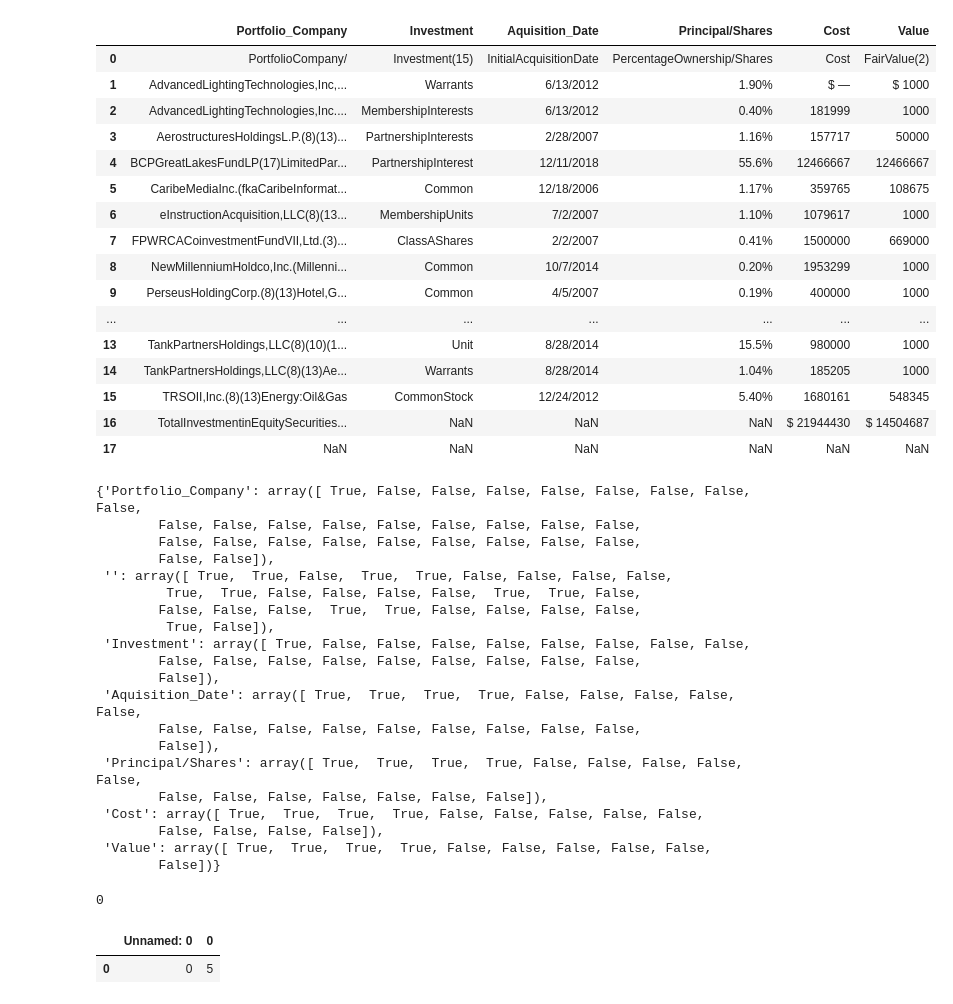
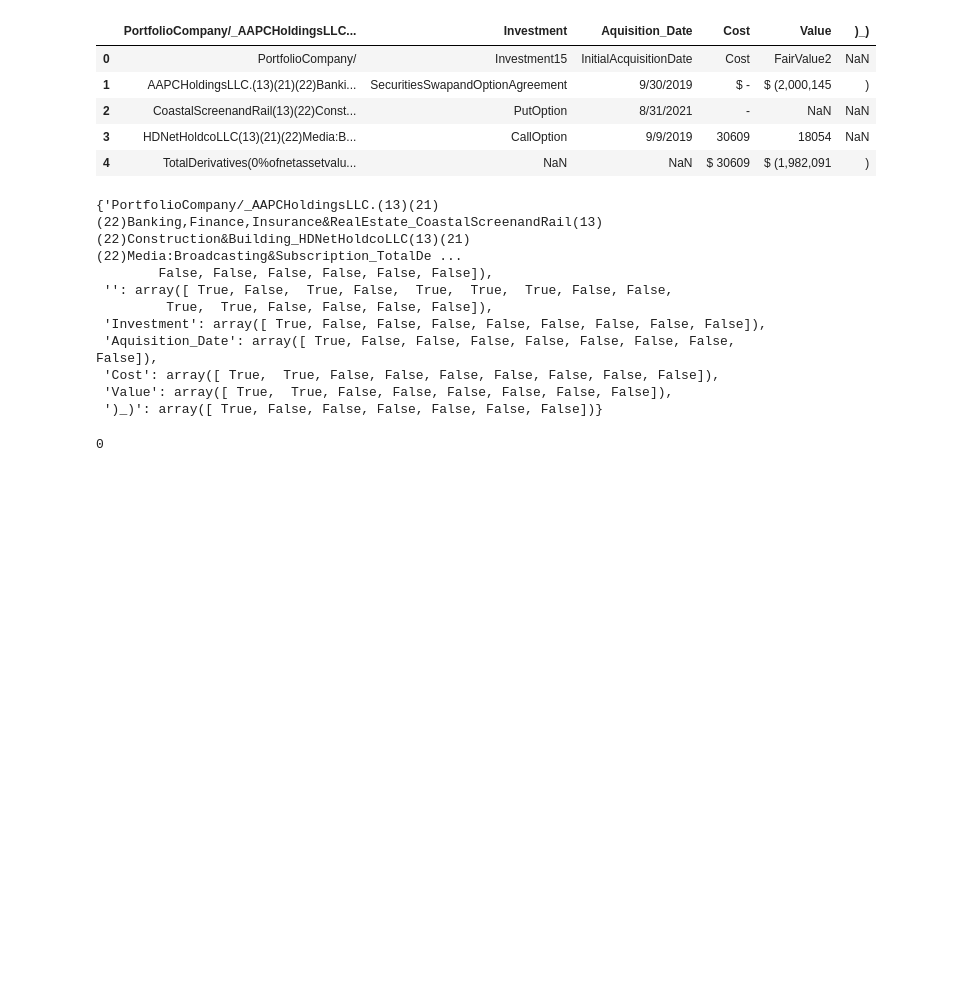
Before and after one commit to Coffee-Code-Philly-Accelerator/sec_filings, a Jupyter notebook: 1372807/debugging.ipynb, the cells around one changed output. Drawn from its saved outputs; the diff is of its cells as text; code cells hidden in the pictures; blank space fills up the shorter version.

```diff
--- a/1372807/debugging.ipynb
+++ b/1372807/debugging.ipynb
@@ -148,7 +148,9 @@ def exceptions()->dict:
         '2011-06-30\\Schedule_of_Investments_6.csv':dict(),
         '2011-06-30\\Schedule_of_Investments_9.csv':dict(),
         '2011-12-31\\Schedule_of_Investments_9.csv':dict(),
-        '2012-03-31\\Schedule_of_Investments_27.csv':dict()
+        '2012-03-31\\Schedule_of_Investments_27.csv':dict(),
+        '2018-09-30\\Schedule_of_Investments_2.csv':dict(),
+        '2019-03-31\\Schedule_of_Investments_14.csv':dict(),
 
     }
 
@@ -327,7 +329,7 @@ def main()->None:
     for qtr in qtrs:
         if '.csv' in qtr or not os.path.exists(os.path.join(qtr,f'Schedule_of_Investments_0.csv')):
             continue
-        qtr = '2020-12-31'
+        qtr = '2021-09-30'
         # logger.info(qtr)
         display(qtr)
         index_list_sum = i = 0
@@ -413,6 +414,5 @@ WARNING:root:Applied processor reduces input query to empty string, all comparis
 # %%
-file_path = r'2018-12-31\\Schedule_of_Investments_4.csv'
-
+file_path = r'2021-09-30\\Schedule_of_Investments_12.csv'
 
 
 def standard_field_names()->tuple:
@@ -424,6 +424,7 @@ def standard_field_names()->tuple:
         'Principal',
         'Cost',
         'Value',
+        'Initial  Acquisition  Date',
         'Percent of Class Held',
         'Investment',
         'CDO Fund Investments',
@@ -531,43 +529,16 @@ WARNING:root:Applied processor reduces input query to empty string, all comparis
-|  | Portfolio_Company | Investment | Aquisition_Date | Principal/Shares | Cost | Value |
-| 0 | PortfolioCompany/ | Investment(15) | InitialAcquisitionDate | PercentageOwnership/Shares | Cost | FairValue(2) |
-| 1 | AdvancedLightingTechnologies,Inc,... | Warrants | 6/13/2012 | 1.90% | $ — | $ 1000 |
-| 2 | AdvancedLightingTechnologies,Inc.... | MembershipInterests | 6/13/2012 | 0.40% | 181999 | 1000 |
-| 3 | AerostructuresHoldingsL.P.(8)(13)... | PartnershipInterests | 2/28/2007 | 1.16% | 157717 | 50000 |
-| 4 | BCPGreatLakesFundLP(17)LimitedPar... | PartnershipInterest | 12/11/2018 | 55.6% | 12466667 | 12466667 |
-| 5 | CaribeMediaInc.(fkaCaribeInformat... | Common | 12/18/2006 | 1.17% | 359765 | 108675 |
-| 6 | eInstructionAcquisition,LLC(8)(13... | MembershipUnits | 7/2/2007 | 1.10% | 1079617 | 1000 |
-| 7 | FPWRCACoinvestmentFundVII,Ltd.(3)... | ClassAShares | 2/2/2007 | 0.41% | 1500000 | 669000 |
-| 8 | NewMillenniumHoldco,Inc.(Millenni... | Common | 10/7/2014 | 0.20% | 1953299 | 1000 |
-| 9 | PerseusHoldingCorp.(8)(13)Hotel,G... | Common | 4/5/2007 | 0.19% | 400000 | 1000 |
-| ... | ... | ... | ... | ... | ... | ... |
-| 13 | TankPartnersHoldings,LLC(8)(10)(1... | Unit | 8/28/2014 | 15.5% | 980000 | 1000 |
-| 14 | TankPartnersHoldings,LLC(8)(13)Ae... | Warrants | 8/28/2014 | 1.04% | 185205 | 1000 |
-| 15 | TRSOII,Inc.(8)(13)Energy:Oil&Gas | CommonStock | 12/24/2012 | 5.40% | 1680161 | 548345 |
-| 16 | TotalInvestmentinEquitySecurities... | NaN | NaN | NaN | $ 21944430 | $ 14504687 |
-| 17 | NaN | NaN | NaN | NaN | NaN | NaN |
+|  | PortfolioCompany/_AAPCHoldingsLLC... | Investment | Aquisition_Date | Cost | Value | )_) |
+| 0 | PortfolioCompany/ | Investment15 | InitialAcquisitionDate | Cost | FairValue2 | NaN |
+| 1 | AAPCHoldingsLLC.(13)(21)(22)Banki... | SecuritiesSwapandOptionAgreement | 9/30/2019 | $ - | $ (2,000,145 | ) |
+| 2 | CoastalScreenandRail(13)(22)Const... | PutOption | 8/31/2021 | - | NaN | NaN |
+| 3 | HDNetHoldcoLLC(13)(21)(22)Media:B... | CallOption | 9/9/2019 | 30609 | 18054 | NaN |
+| 4 | TotalDerivatives(0%ofnetassetvalu... | NaN | NaN | $ 30609 | $ (1,982,091 | ) |
-{'Portfolio_Company': array([ True, False, False, False, False, False, False, False, False,
-        False, False, False, False, False, False, False, False, False,
-        False, False, False, False, False, False, False, False, False,
-        False, False]),
- '': array([ True,  True, False,  True,  True, False, False, False, False,
-         True,  True, False, False, False, False,  True,  True, False,
-        False, False, False,  True,  True, False, False, False, False,
-         True, False]),
- 'Investment': array([ True, False, False, False, False, False, False, False, False,
-        False, False, False, False, False, False, False, False, False,
-        False]),
- 'Aquisition_Date': array([ True,  True,  True,  True, False, False, False, False, False,
-        False, False, False, False, False, False, False, False, False,
-        False]),
- 'Principal/Shares': array([ True,  True,  True,  True, False, False, False, False, False,
-        False, False, False, False, False, False, False]),
- 'Cost': array([ True,  True,  True,  True, False, False, False, False, False,
-        False, False, False, False]),
- 'Value': array([ True,  True,  True,  True, False, False, False, False, False,
-        False])}
+{'PortfolioCompany/_AAPCHoldingsLLC.(13)(21)(22)Banking,Finance,Insurance&RealEstate_CoastalScreenandRail(13)(22)Construction&Building_HDNetHoldcoLLC(13)(21)(22)Media:Broadcasting&Subscription_TotalDe ...
+        False, False, False, False, False, False]),
+ '': array([ True, False,  True, False,  True,  True,  True, False, False,
+         True,  True, False, False, False, False]),
+ 'Investment': array([ True, False, False, False, False, False, False, False, False]),
+ 'Aquisition_Date': array([ True, False, False, False, False, False, False, False, False]),
+ 'Cost': array([ True,  True, False, False, False, False, False, False, False]),
+ 'Value': array([ True,  True, False, False, False, False, False, False]),
+ ')_)': array([ True, False, False, False, False, False, False])}
 0
-# %%
-pd.read_csv('2015-03-31\\Schedule_of_Investments_1.csv')
-# %% [output]
-|  | Unnamed: 0 | 0 |
-| 0 | 0 | 5 |
```
Also changed, not shown: parts of 3 cells of this notebook.
